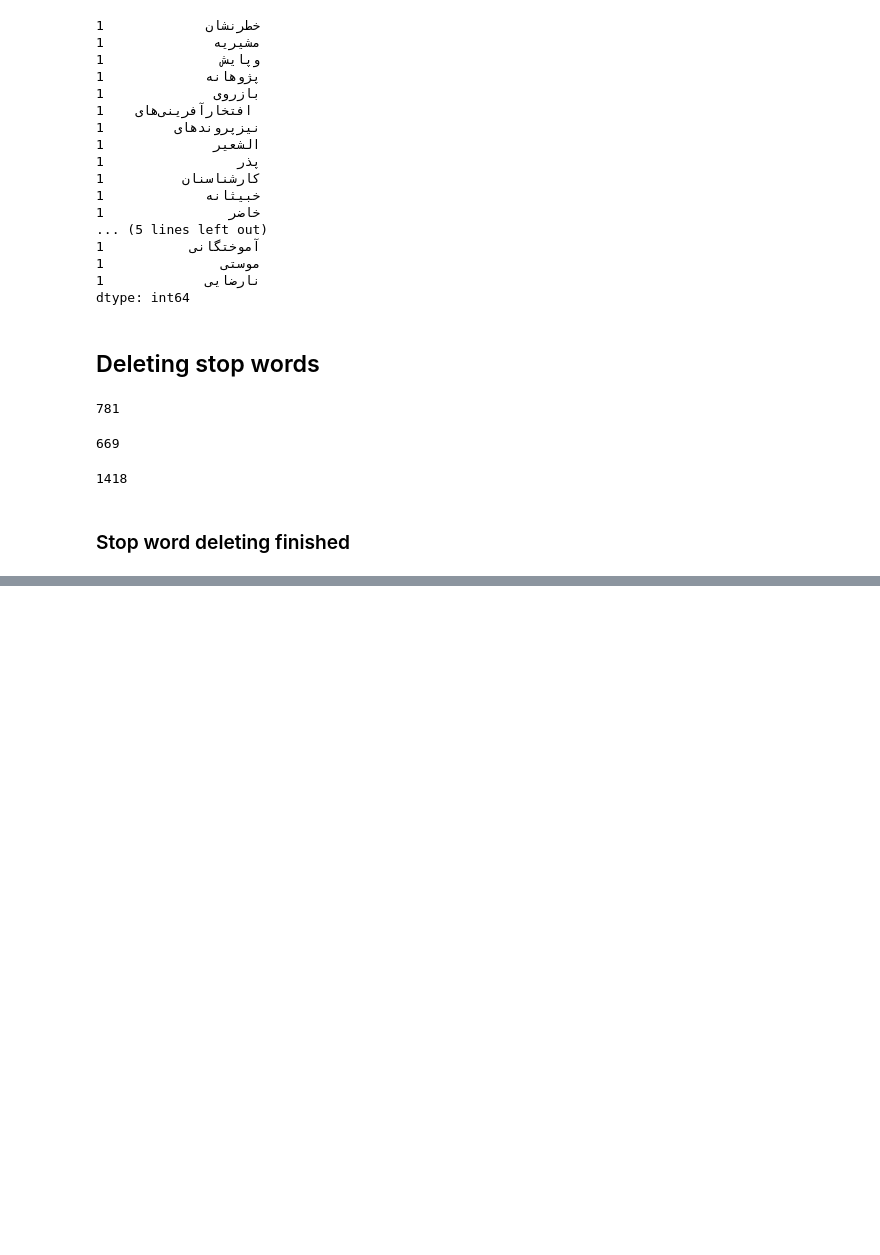
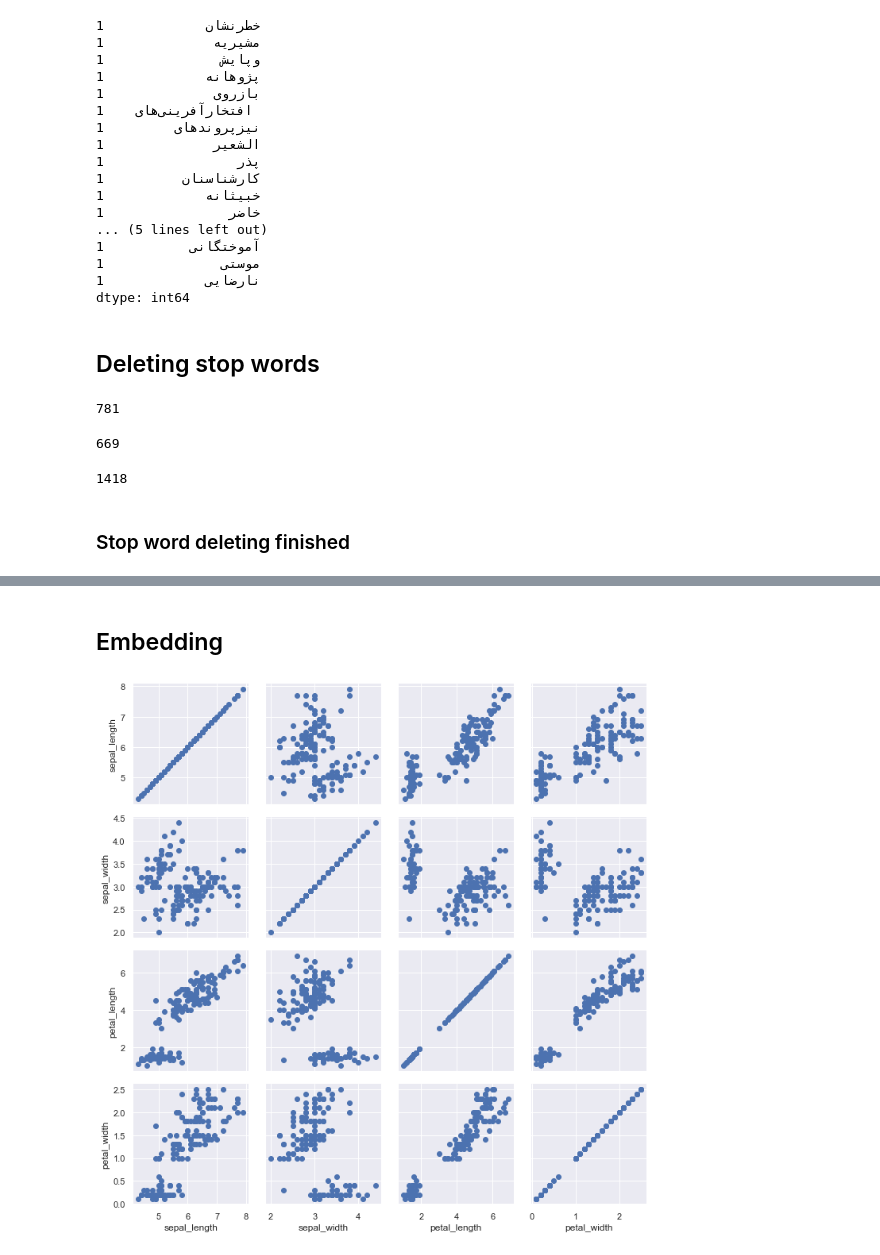
Before and after one commit to aminkhod/Extracting_Typed_Entities_Relations_with_Knowledge_Bases, a Jupyter notebook: keyword-extraction-from-economic-news/FarsNews.ipynb, the cells around one changed output, grey strips where cells are left out. Saved outputs shown, nothing was run; the diff lists cells and outputs as text; code cells hidden in the pictures; blank space fills up the shorter version.

```diff
--- a/keyword-extraction-from-economic-news/FarsNews.ipynb
+++ b/keyword-extraction-from-economic-news/FarsNews.ipynb
@@ -656,0 +1156,11 @@ h.set_xticklabels(h.get_xticklabels(), rotation=45, name = 'XB Niloofar')
+# %% [markdown]
+## Embedding
+# %%
+import matplotlib.pyplot as plt
+import seaborn as sns
+
+iris = sns.load_dataset("iris")
+g = sns.PairGrid(iris)
+g = g.map(plt.scatter)
+# %% [output]
+[figure, added]
```
Also changed, not shown: parts of 57 cells of this notebook, 1 other file.
